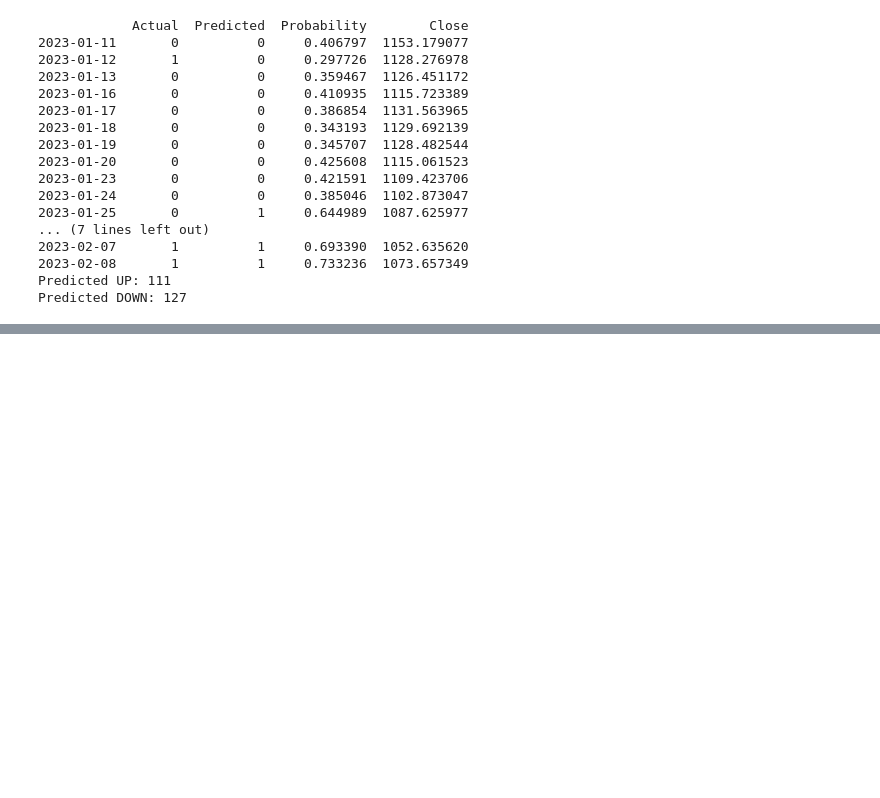
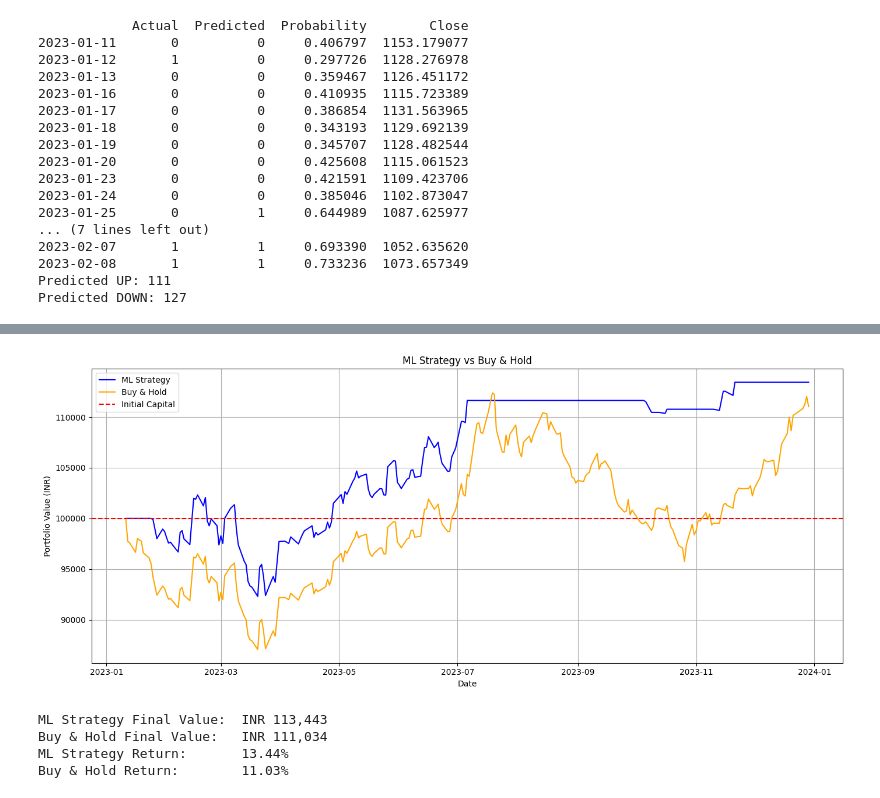
Before and after one commit to Adityat05/stock_backtester_XgBoost, a Jupyter notebook: notebooks/05_backtest.ipynb, the cells around one changed output, grey strips where cells are left out. Drawn from its saved outputs; the diff is of its cells as text; code cells hidden in the pictures; blank space fills up the shorter version.

```diff
--- a/notebooks/05_backtest.ipynb
+++ b/notebooks/05_backtest.ipynb
@@ -62,7 +65,7 @@ from IPython.display import display
 
 
 
-def backtest_stratergy(results, initial_capital=100000, transaction_cost=0.001, threshold=0.5):
+def backtest_strategy(results, initial_capital=100000, transaction_cost=0.001, threshold=0.5):
     """We are simply doing these steps:
         -If currently not holding and model predicts UP, we buy
         -If holding and model predicts DOWN, we sell
@@ -91,7 +94,7 @@ def backtest_stratergy(results, initial_capital=100000, transaction_cost=0.001,
             buy=False
 
         elif (not buy and prob<threshold):
-            money_got=position*(price-transaction_cost)
+            money_got=position*(price*(1-transaction_cost))
             capital=money_got
             position=0
             buy=True
@@ -102,13 +105,18 @@ def backtest_stratergy(results, initial_capital=100000, transaction_cost=0.001,
         stock_value.append(position*price)
     results["CashInHand"]=cash
     results["Stock_Value"]=stock_value
-    results["Stratergy_Value"]= portfolio
+    results["Strategy_Value"]= portfolio
     return results
 
 
-backtest_stratergy(results, 100000, 0.001, 0.5)
+backtest_strategy(results, 100000, 0.001, 0.5)
 
 #pd.set_option('display.max_rows', None)
 display(results)
+
+# one major assumption that we are taking in this project is that, Our model predicts the target taking into account the close of current day
+# and we are using that signal to buy on the same day, but the market is already closed we cannot make a trade now,
+# so we assume that we will make this trade on next day as soon as market opens
+# this is a simplifying assumption that we have taken
 # %% [markdown]
 What does transaction_cost=0.001 mean? What percentage is that? 0.1% of share cost
@@ -117,0 +161,43 @@ Why do we subtract transaction cost on both buy and sell?
+# %%
+initial_capital = 100000  # INR 1 lakh
+
+results = backtest_strategy(results,
+                             initial_capital=initial_capital,
+                             transaction_cost=0.001,
+                             threshold=0.5)
+
+results = buy_and_hold(results,
+                        initial_capital=initial_capital)
+
+# Plot
+plt.figure(figsize=(14, 6))
+plt.plot(results.index, results["Strategy_Value"],
+         label="ML Strategy", color="blue", linewidth=1.5)
+plt.plot(results.index, results["BuyHold_Value"],
+         label="Buy & Hold", color="orange", linewidth=1.5)
+plt.axhline(initial_capital, color="red",
+            linestyle="--", label="Initial Capital")
+plt.title("ML Strategy vs Buy & Hold")
+plt.xlabel("Date")
+plt.ylabel("Portfolio Value (INR)")
+plt.legend()
+plt.grid(True)
+plt.tight_layout()
+plt.show()
+
+# Final values
+strategy_final  = results["Strategy_Value"].iloc[-1]
+buyhold_final   = results["BuyHold_Value"].iloc[-1]
+strategy_return = (strategy_final - initial_capital) / initial_capital * 100
+buyhold_return  = (buyhold_final - initial_capital) / initial_capital * 100
+
+print(f"ML Strategy Final Value:  INR {strategy_final:,.0f}")
+print(f"Buy & Hold Final Value:   INR {buyhold_final:,.0f}")
+print(f"ML Strategy Return:       {strategy_return:.2f}%")
+print(f"Buy & Hold Return:        {buyhold_return:.2f}%")
+# %% [output]
+[figure, added]
+ML Strategy Final Value:  INR 113,443
+Buy & Hold Final Value:   INR 111,034
+ML Strategy Return:       13.44%
+Buy & Hold Return:        11.03%
```
Also changed, not shown: parts of 7 cells of this notebook, 1 other file.
